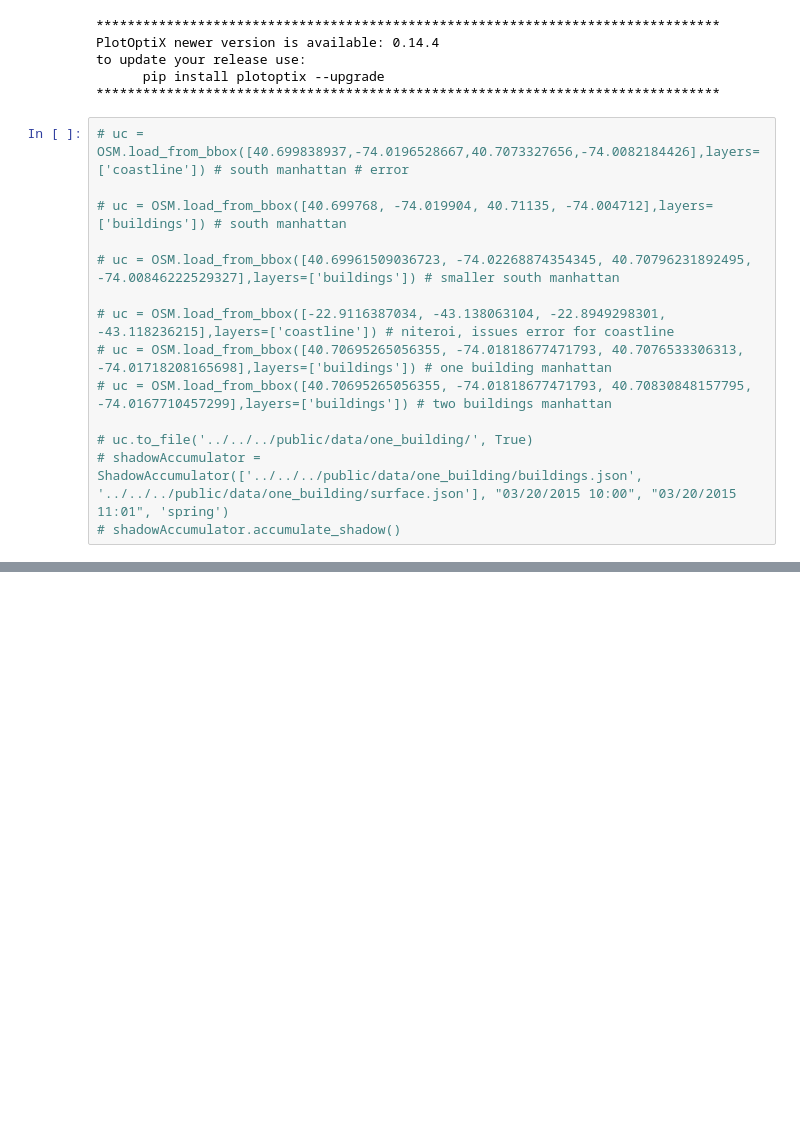
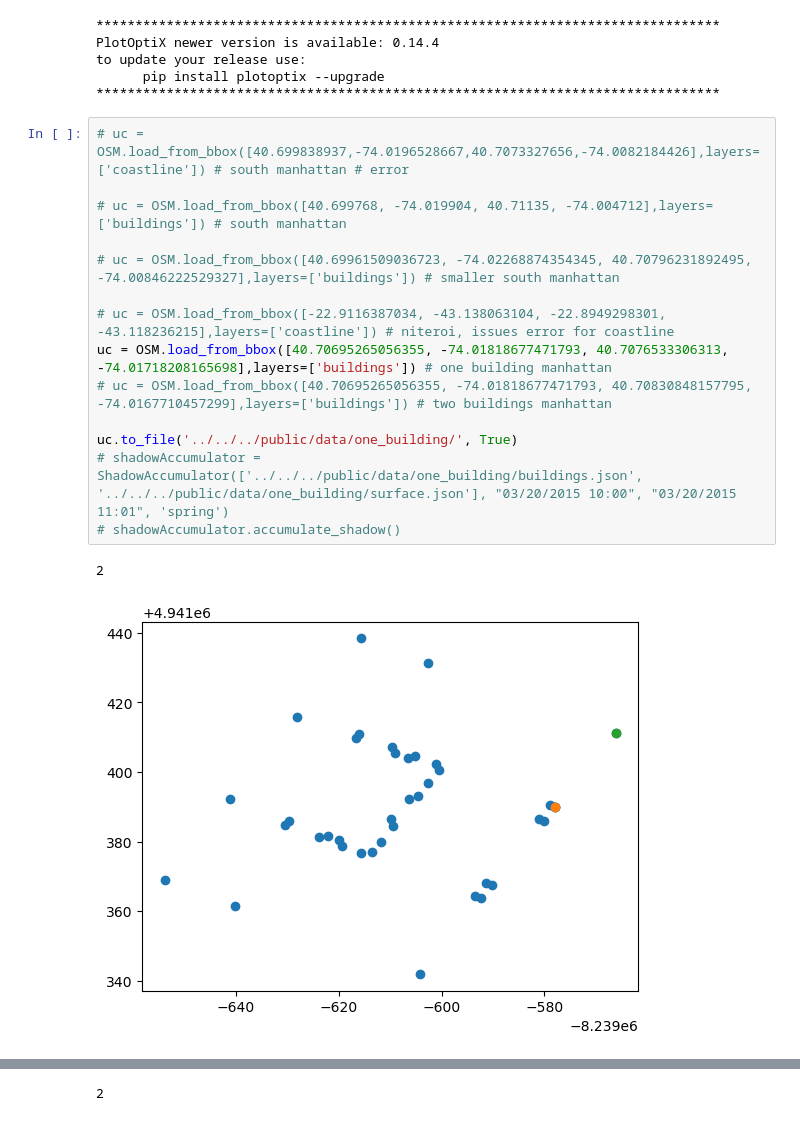
Before and after one commit to urban-toolkit/utk, a Jupyter notebook: src/pythonComponents/dataLoading/LayersLoading.ipynb, the cells around one changed output, grey strips where cells are left out. Drawn from its saved outputs; the diff is of its cells as text; blank space fills up the shorter version.

Commit message:
Adjusting building outline

```diff
--- a/src/pythonComponents/dataLoading/LayersLoading.ipynb
+++ b/src/pythonComponents/dataLoading/LayersLoading.ipynb
@@ -10,14 +10,17 @@ to update your release use:
 # %%
 # uc = OSM.load_from_bbox([40.699838937,-74.0196528667,40.7073327656,-74.0082184426],layers=['coastline']) # south manhattan # error
 
 # uc = OSM.load_from_bbox([40.699768, -74.019904, 40.71135, -74.004712],layers=['buildings']) # south manhattan
 
 # uc = OSM.load_from_bbox([40.69961509036723, -74.02268874354345, 40.70796231892495, -74.00846222529327],layers=['buildings']) # smaller south manhattan
 
 # uc = OSM.load_from_bbox([-22.9116387034, -43.138063104, -22.8949298301, -43.118236215],layers=['coastline']) # niteroi, issues error for coastline
-# uc = OSM.load_from_bbox([40.70695265056355, -74.01818677471793, 40.7076533306313, -74.01718208165698],layers=['buildings']) # one building manhattan
+uc = OSM.load_from_bbox([40.70695265056355, -74.01818677471793, 40.7076533306313, -74.01718208165698],layers=['buildings']) # one building manhattan
 # uc = OSM.load_from_bbox([40.70695265056355, -74.01818677471793, 40.70830848157795, -74.0167710457299],layers=['buildings']) # two buildings manhattan
 
-# uc.to_file('../../../public/data/one_building/', True)
+uc.to_file('../../../public/data/one_building/', True)
 # shadowAccumulator = ShadowAccumulator(['../../../public/data/one_building/buildings.json', '../../../public/data/one_building/surface.json'], "03/20/2015 10:00", "03/20/2015 11:01", 'spring')
 # shadowAccumulator.accumulate_shadow()
+# %% [output]
+2
+[figure, added]
@@ -23,0 +29 @@ to update your release use:
+2
```
Also changed, not shown: parts of 1 cell of this notebook, 2 other files.
